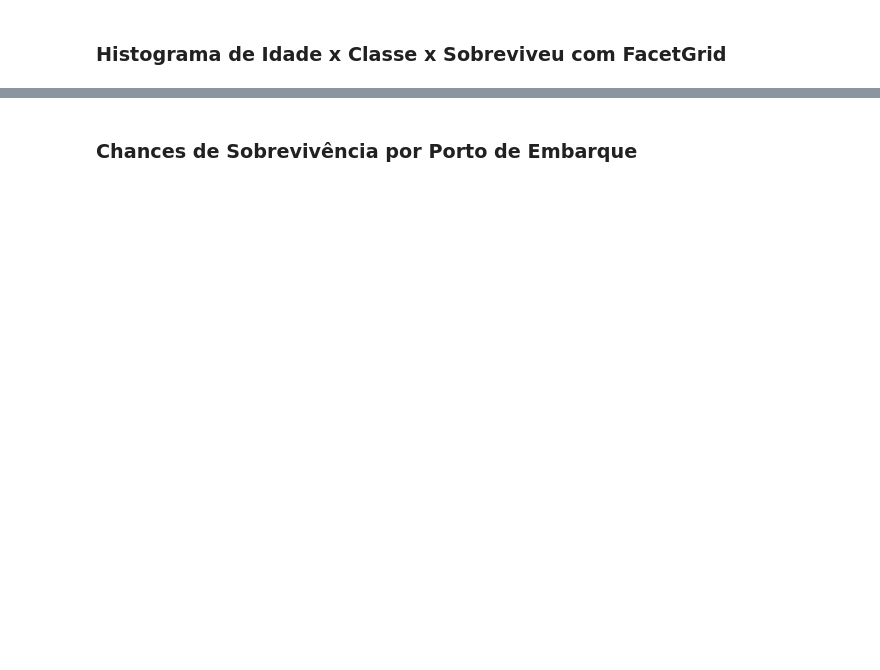
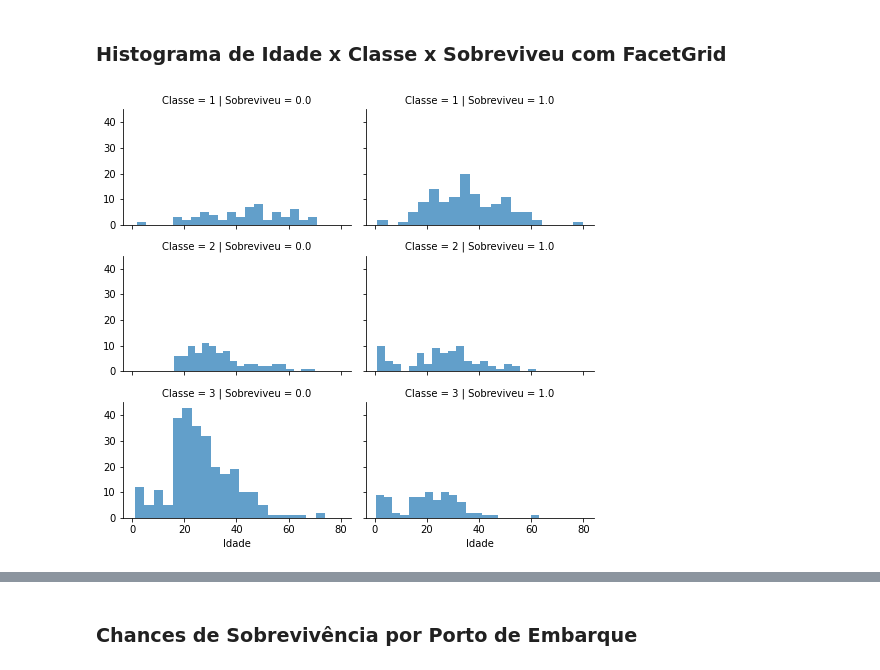
Before and after one commit to leonhardc/Data-Science-e-Machine-Learning-com-Estat-stica-e-Python, a Jupyter notebook: Recursos/11 - Classificacao - Tecnicas Avancadas de ML/Classificacao Tecnicas Avancadas de ML - Vazio.ipynb, the cells around one changed output, grey strips where cells are left out. Cells and saved outputs as stored; diff of their text form; code cells hidden in the pictures; blank space fills up the shorter version.

```diff
--- a/Recursos/11 - Classificacao - Tecnicas Avancadas de ML/Classificacao Tecnicas Avancadas de ML - Vazio.ipynb
+++ b/Recursos/11 - Classificacao - Tecnicas Avancadas de ML/Classificacao Tecnicas Avancadas de ML - Vazio.ipynb
@@ -425,9 +425,11 @@ g.map(plt.hist, 'Idade', bins=18)
 # %% [markdown]
 ### Histograma de Idade x Classe x Sobreviveu com FacetGrid
 # %%
-g = sns.FacetGrid(data, col='Idade', row='Classe', size=2.2, aspect=1.6)
+g = sns.FacetGrid(data, col='Sobreviveu', row='Classe', size=2.2, aspect=1.6)
 g.map(plt.hist, 'Idade', alpha=0.7, bins=20)
 g.add_legend();
+# %% [output]
+[figure, added]
 # %% [markdown]
 <a name="chancesporto"></a>
 # %% [markdown]
```
Also changed, not shown: parts of 25 cells of this notebook, 1 other file.
